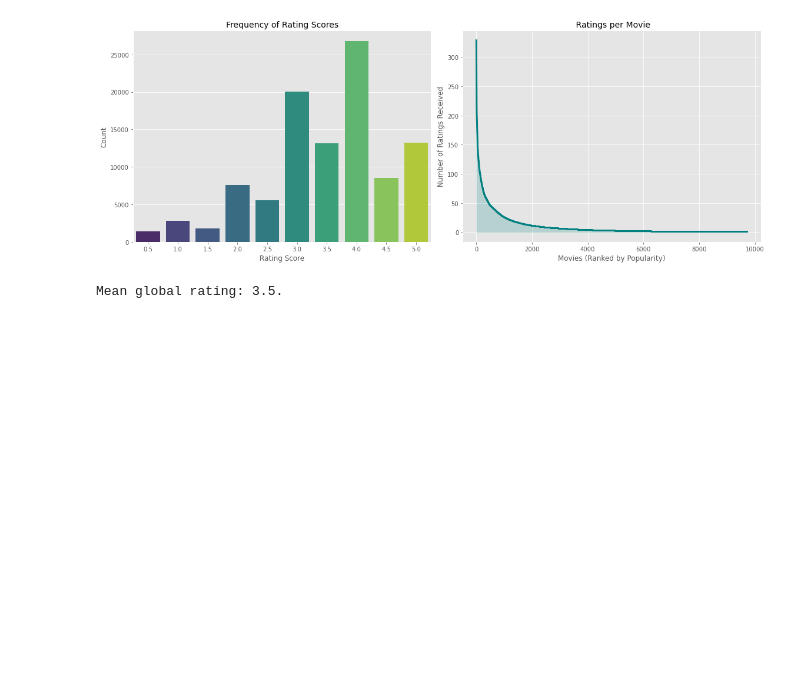
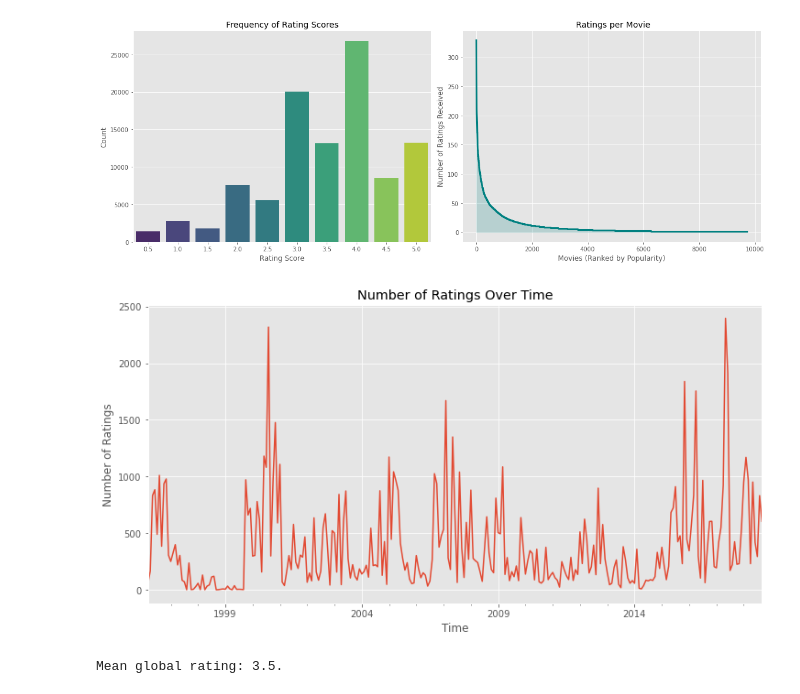
Before and after one commit to Stella-Kiarie/MovieLens-Recommendation-System-, a Jupyter notebook: index.ipynb, the cells around one changed output. Saved outputs shown, nothing was run; the diff lists cells and outputs as text; code cells hidden in the pictures; blank space fills up the shorter version.

```diff
--- a/index.ipynb
+++ b/index.ipynb
@@ -187,6 +187,21 @@ plt.tight_layout()
 plt.show()
 # %% [output]
 [figure]
+# %%
+import datetime
+
+# Convert timestamp to datetime
+ratings['timestamp'] = pd.to_datetime(ratings['timestamp'], unit='s')
+
+# Plot the number of ratings over time
+plt.figure(figsize=(12, 6))
+ratings.set_index('timestamp').resample('M').size().plot()
+plt.title('Number of Ratings Over Time')
+plt.xlabel('Time')
+plt.ylabel('Number of Ratings')
+plt.show()
+# %% [output]
+[figure, added]
 # %%
 print(f"Mean global rating: {round(ratings['rating'].mean(),2)}.")
 # %% [output]
```
Also changed, not shown: parts of 5 cells of this notebook.
